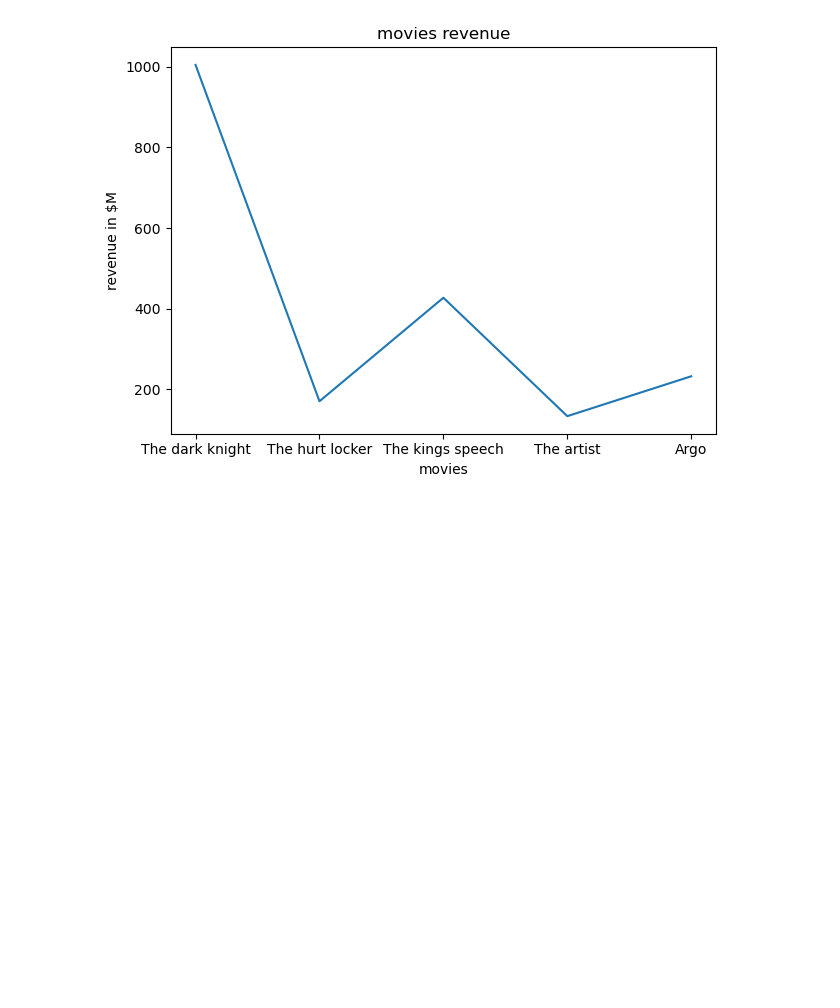
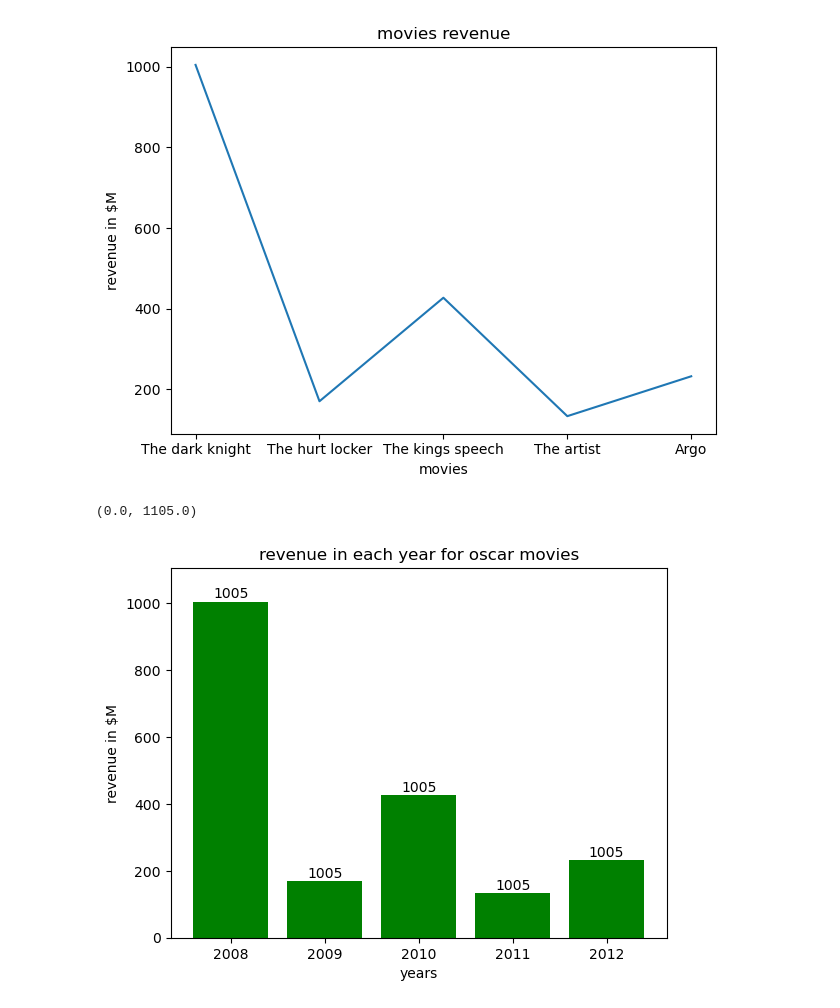
Before and after one commit to Sravankumarboini/AIML, a Jupyter notebook: DataVisualization/matplotlib.ipynb, the cells around one changed output. Drawn from its saved outputs; the diff is of its cells as text; code cells hidden in the pictures; blank space fills up the shorter version.

Commit message:
vertical bar chart

```diff
--- a/DataVisualization/matplotlib.ipynb
+++ b/DataVisualization/matplotlib.ipynb
@@ -86,3 +86,19 @@ plt.ylabel("revenue in $M")
 plt.tight_layout()
 # %% [output]
 [figure]
+# %%
+#Bar plot
+
+plt.bar(years, oscar_revenue, color="green")
+
+plt.title("revenue in each year for oscar movies")
+plt.xlabel("years")
+plt.ylabel("revenue in $M")
+
+for i in range(len(years)):
+    plt.text(years[i], oscar_revenue[i]+10, oscar_revenue[0], ha="center")
+
+plt.ylim(0, max(oscar_revenue)+100)
+# %% [output]
+(0.0, 1105.0)
+[figure, added]
```
Also changed, not shown: parts of 1 cell of this notebook.
